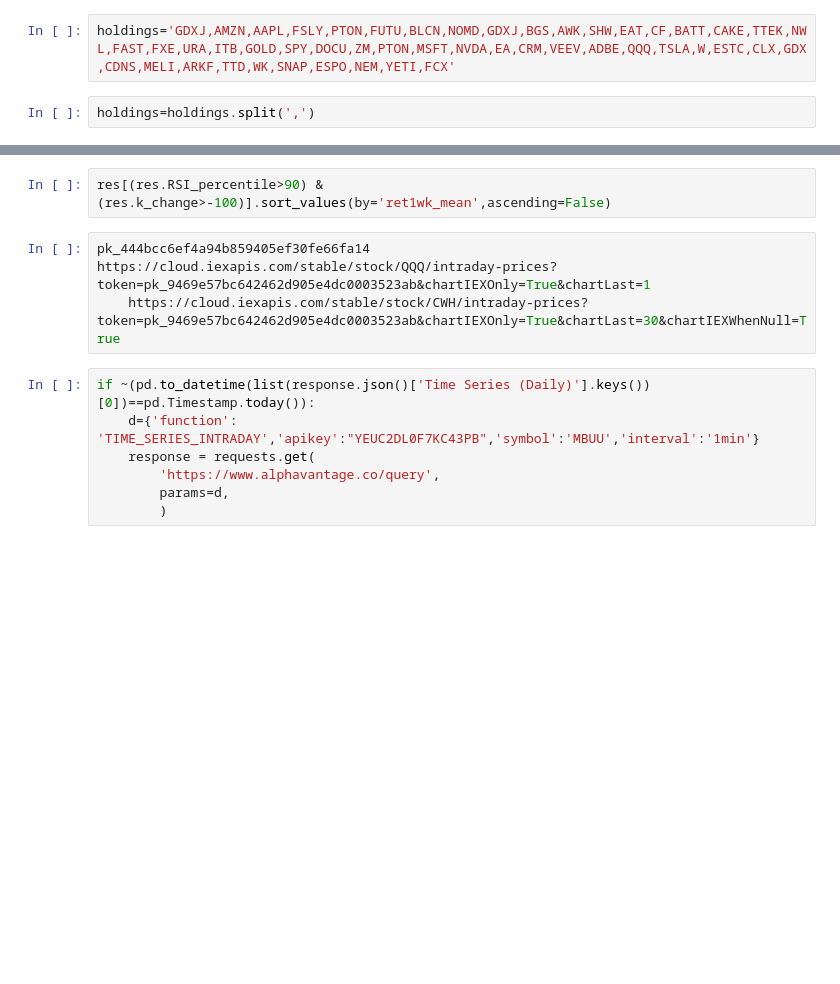
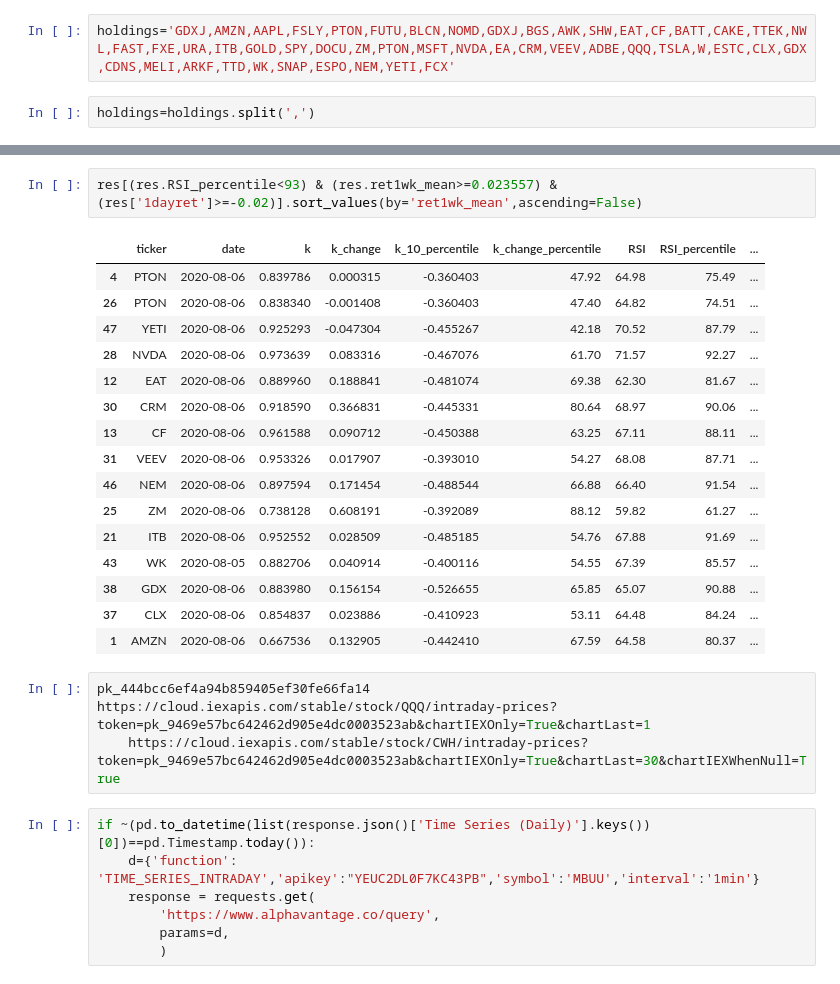
Before and after one commit to rittik97/Studies-on-SPYs, a Jupyter notebook: holdings.ipynb, the cells around one changed output, grey strips where cells are left out. Cells and saved outputs as stored; diff of their text form; blank space fills up the shorter version.

```diff
--- a/holdings.ipynb
+++ b/holdings.ipynb
@@ -239,5 +275,22 @@ res.sort_values(by='22dayret',ascending=False)
 # %%
-res[(res.RSI_percentile>90) & (res.k_change>-100)].sort_values(by='ret1wk_mean',ascending=False)
+res[(res.RSI_percentile<93) & (res.ret1wk_mean>=0.023557) & (res['1dayret']>=-0.02)].sort_values(by='ret1wk_mean',ascending=False)
+# %% [output]
+|  | ticker | date | k | k_change | k_10_percentile | k_change_percentile | RSI | RSI_percentile | ... |
+| 4 | PTON | 2020-08-06 | 0.839786 | 0.000315 | -0.360403 | 47.92 | 64.98 | 75.49 | ... |
+| 26 | PTON | 2020-08-06 | 0.838340 | -0.001408 | -0.360403 | 47.40 | 64.82 | 74.51 | ... |
+| 47 | YETI | 2020-08-06 | 0.925293 | -0.047304 | -0.455267 | 42.18 | 70.52 | 87.79 | ... |
+| 28 | NVDA | 2020-08-06 | 0.973639 | 0.083316 | -0.467076 | 61.70 | 71.57 | 92.27 | ... |
+| 12 | EAT | 2020-08-06 | 0.889960 | 0.188841 | -0.481074 | 69.38 | 62.30 | 81.67 | ... |
+| 30 | CRM | 2020-08-06 | 0.918590 | 0.366831 | -0.445331 | 80.64 | 68.97 | 90.06 | ... |
+| 13 | CF | 2020-08-06 | 0.961588 | 0.090712 | -0.450388 | 63.25 | 67.11 | 88.11 | ... |
+| 31 | VEEV | 2020-08-06 | 0.953326 | 0.017907 | -0.393010 | 54.27 | 68.08 | 87.71 | ... |
+| 46 | NEM | 2020-08-06 | 0.897594 | 0.171454 | -0.488544 | 66.88 | 66.40 | 91.54 | ... |
+| 25 | ZM | 2020-08-06 | 0.738128 | 0.608191 | -0.392089 | 88.12 | 59.82 | 61.27 | ... |
+| 21 | ITB | 2020-08-06 | 0.952552 | 0.028509 | -0.485185 | 54.76 | 67.88 | 91.69 | ... |
+| 43 | WK | 2020-08-05 | 0.882706 | 0.040914 | -0.400116 | 54.55 | 67.39 | 85.57 | ... |
+| 38 | GDX | 2020-08-06 | 0.883980 | 0.156154 | -0.526655 | 65.85 | 65.07 | 90.88 | ... |
+| 37 | CLX | 2020-08-06 | 0.854837 | 0.023886 | -0.410923 | 53.11 | 64.48 | 84.24 | ... |
+| 1 | AMZN | 2020-08-06 | 0.667536 | 0.132905 | -0.442410 | 67.59 | 64.58 | 80.37 | ... |
 # %%
 pk_444bcc6ef4a94b859405ef30fe66fa14
 https://cloud.iexapis.com/stable/stock/QQQ/intraday-prices?token=pk_9469e57bc642462d905e4dc0003523ab&chartIEXOnly=True&chartLast=1
```
Also changed, not shown: parts of 11 cells of this notebook, 1 other file.
